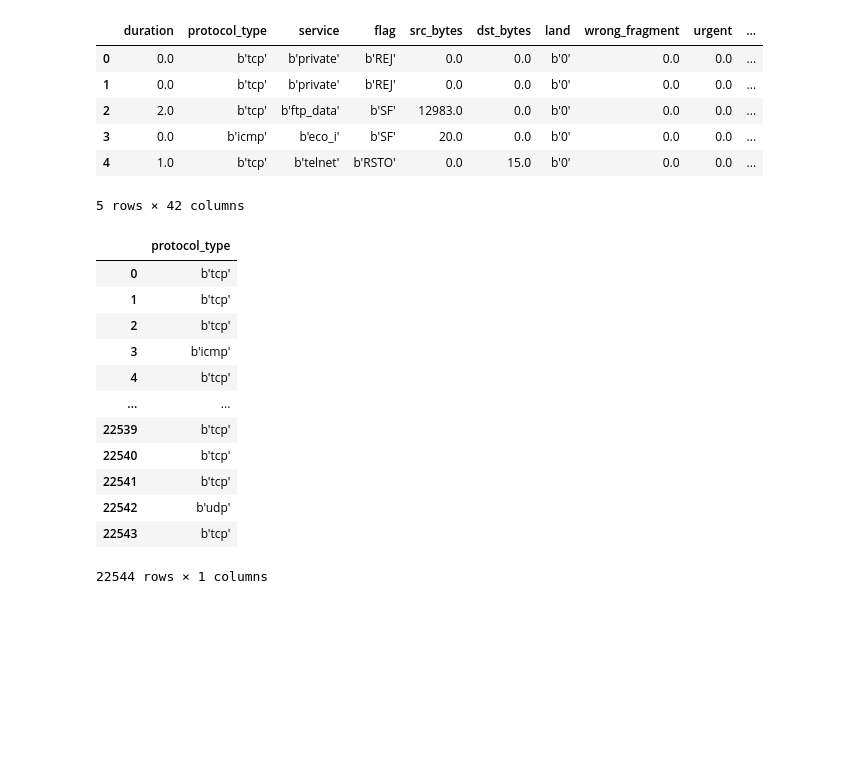
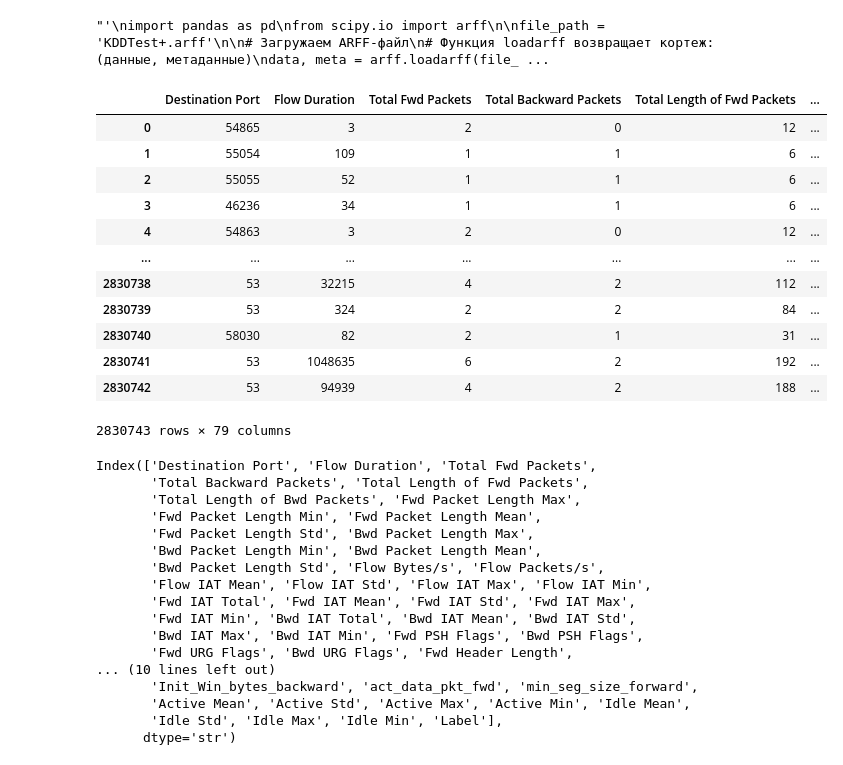
Before and after one commit to Vladcr06/AI_Traffic, a Jupyter notebook: data/main.ipynb, the cells around one changed output. Drawn from its saved outputs; the diff is of its cells as text; code cells hidden in the pictures; blank space fills up the shorter version.

```diff
--- a/data/main.ipynb
+++ b/data/main.ipynb
@@ -1,4 +1,5 @@
 # %%
+''''
 import pandas as pd
 from scipy.io import arff
 
@@ -7,14 +8,50 @@ file_path = 'KDDTest+.arff'
 # Загружаем ARFF-файл
 # Функция loadarff возвращает кортеж: (данные, метаданные)
 data, meta = arff.loadarff(file_path)
+'''
+# %% [output]
+"'\nimport pandas as pd\nfrom scipy.io import arff\n\nfile_path = 'KDDTest+.arff'\n\n# Загружаем ARFF-файл\n# Функция loadarff возвращает кортеж: (данные, метаданные)\ndata, meta = arff.loadarff(file_ ...
+# %%
+import glob
+import pandas as pd
+from scipy.io import arff
+
+files = glob.glob('MachineLearningCVE/*.csv')
+df = pd.concat([pd.read_csv(f) for f in files], ignore_index=True)
+# %%
+df
+# %% [output]
+|  | Destination Port | Flow Duration | Total Fwd Packets | Total Backward Packets | Total Length of Fwd Packets | ... |
+| 0 | 54865 | 3 | 2 | 0 | 12 | ... |
+| 1 | 55054 | 109 | 1 | 1 | 6 | ... |
+| 2 | 55055 | 52 | 1 | 1 | 6 | ... |
+| 3 | 46236 | 34 | 1 | 1 | 6 | ... |
+| 4 | 54863 | 3 | 2 | 0 | 12 | ... |
+| ... | ... | ... | ... | ... | ... | ... |
+| 2830738 | 53 | 32215 | 4 | 2 | 112 | ... |
+| 2830739 | 53 | 324 | 2 | 2 | 84 | ... |
+| 2830740 | 58030 | 82 | 2 | 1 | 31 | ... |
+| 2830741 | 53 | 1048635 | 6 | 2 | 192 | ... |
+| 2830742 | 53 | 94939 | 4 | 2 | 188 | ... |
+2830743 rows × 79 columns
 # %%
-df = pd.DataFrame(data, columns=meta.names())
-df.head()
+df.columns = df.columns.str.strip()
+df.columns
 # %% [output]
-|  | duration | protocol_type | service | flag | src_bytes | dst_bytes | land | wrong_fragment | urgent | ... |
-| 0 | 0.0 | b'tcp' | b'private' | b'REJ' | 0.0 | 0.0 | b'0' | 0.0 | 0.0 | ... |
-| 1 | 0.0 | b'tcp' | b'private' | b'REJ' | 0.0 | 0.0 | b'0' | 0.0 | 0.0 | ... |
-| 2 | 2.0 | b'tcp' | b'ftp_data' | b'SF' | 12983.0 | 0.0 | b'0' | 0.0 | 0.0 | ... |
-| 3 | 0.0 | b'icmp' | b'eco_i' | b'SF' | 20.0 | 0.0 | b'0' | 0.0 | 0.0 | ... |
-| 4 | 1.0 | b'tcp' | b'telnet' | b'RSTO' | 0.0 | 15.0 | b'0' | 0.0 | 0.0 | ... |
-5 rows × 42 columns
+Index(['Destination Port', 'Flow Duration', 'Total Fwd Packets',
+       'Total Backward Packets', 'Total Length of Fwd Packets',
+       'Total Length of Bwd Packets', 'Fwd Packet Length Max',
+       'Fwd Packet Length Min', 'Fwd Packet Length Mean',
+       'Fwd Packet Length Std', 'Bwd Packet Length Max',
+       'Bwd Packet Length Min', 'Bwd Packet Length Mean',
+       'Bwd Packet Length Std', 'Flow Bytes/s', 'Flow Packets/s',
+       'Flow IAT Mean', 'Flow IAT Std', 'Flow IAT Max', 'Flow IAT Min',
+       'Fwd IAT Total', 'Fwd IAT Mean', 'Fwd IAT Std', 'Fwd IAT Max',
+       'Fwd IAT Min', 'Bwd IAT Total', 'Bwd IAT Mean', 'Bwd IAT Std',
+       'Bwd IAT Max', 'Bwd IAT Min', 'Fwd PSH Flags', 'Bwd PSH Flags',
+       'Fwd URG Flags', 'Bwd URG Flags', 'Fwd Header Length',
+... (10 lines left out)
+       'Init_Win_bytes_backward', 'act_data_pkt_fwd', 'min_seg_size_forward',
+       'Active Mean', 'Active Std', 'Active Max', 'Active Min', 'Idle Mean',
+       'Idle Std', 'Idle Max', 'Idle Min', 'Label'],
+      dtype='str')
@@ -27,16 +57,0 @@ X_train_encoded = encoder.transform(df[["protocol_type"]])
-# %%
-df[["protocol_type"]]
-# %% [output]
-|  | protocol_type |
-| 0 | b'tcp' |
-| 1 | b'tcp' |
-| 2 | b'tcp' |
-| 3 | b'icmp' |
-| 4 | b'tcp' |
-| ... | ... |
-| 22539 | b'tcp' |
-| 22540 | b'tcp' |
-| 22541 | b'tcp' |
-| 22542 | b'udp' |
-| 22543 | b'tcp' |
-22544 rows × 1 columns
```
Also changed, not shown: parts of 16 cells of this notebook, 2 other files.
